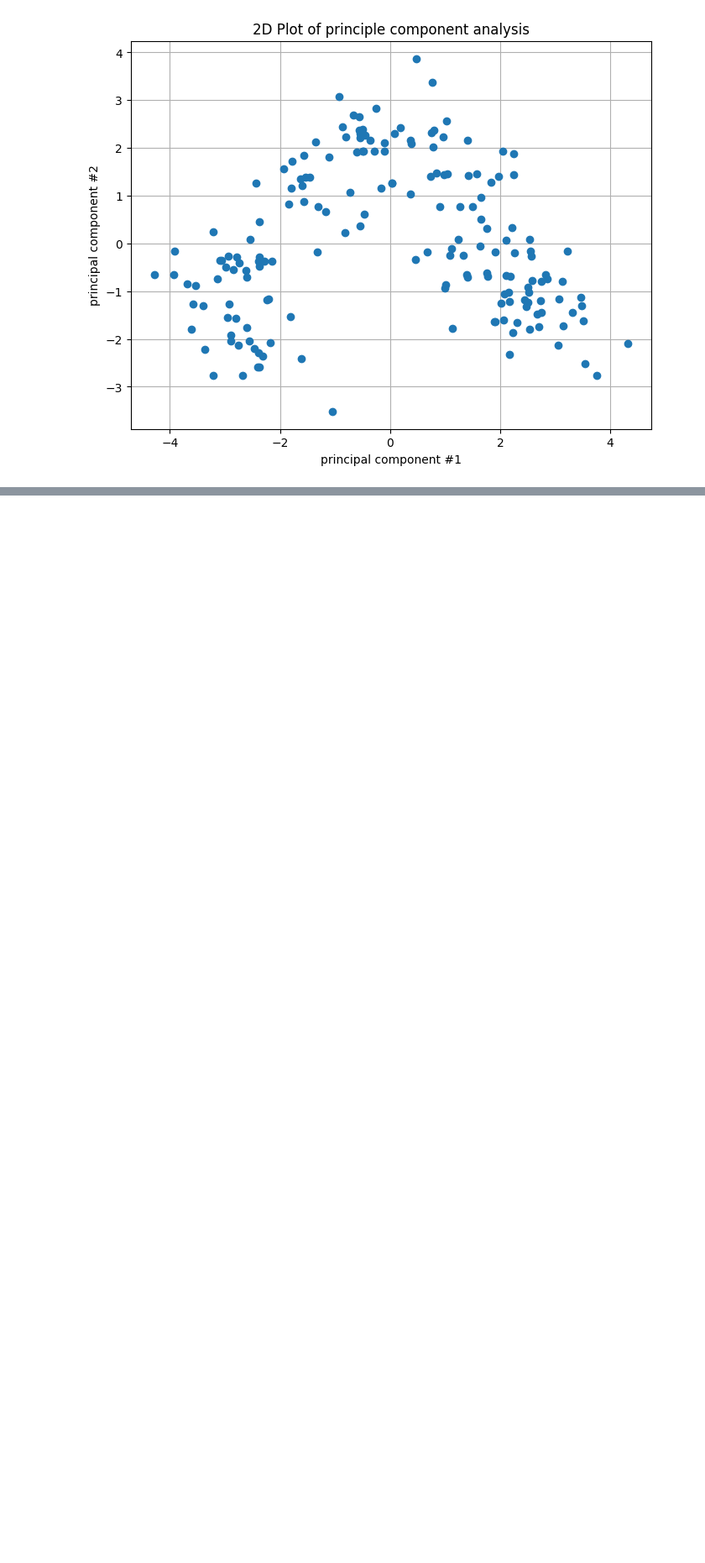
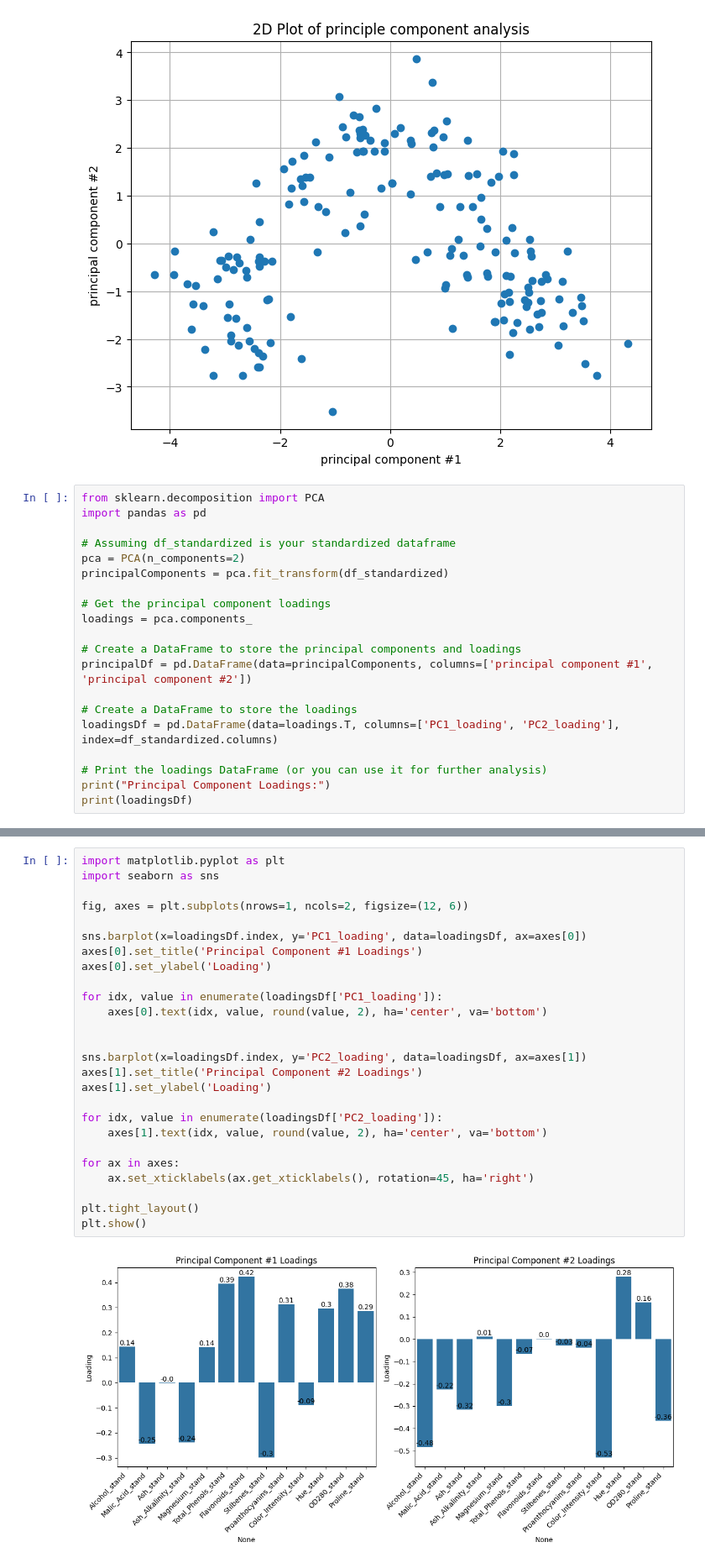
Before and after one commit to whykay-01/machine-learning, a Jupyter notebook: homeworks/hwk5/hwk5.ipynb, the cells around one changed output, grey strips where cells are left out. Shown at 84% size. Saved outputs shown, nothing was run; the diff lists cells and outputs as text; blank space fills up the shorter version.

```diff
--- a/homeworks/hwk5/hwk5.ipynb
+++ b/homeworks/hwk5/hwk5.ipynb
@@ -114,3 +122,23 @@ plt.grid(True)
 plt.show()
 # %% [output]
 [figure]
+# %%
+from sklearn.decomposition import PCA
+import pandas as pd
+
+# Assuming df_standardized is your standardized dataframe
+pca = PCA(n_components=2)
+principalComponents = pca.fit_transform(df_standardized)
+
+# Get the principal component loadings
+loadings = pca.components_
+
+# Create a DataFrame to store the principal components and loadings
+principalDf = pd.DataFrame(data=principalComponents, columns=['principal component #1', 'principal component #2'])
+
+# Create a DataFrame to store the loadings
+loadingsDf = pd.DataFrame(data=loadings.T, columns=['PC1_loading', 'PC2_loading'], index=df_standardized.columns)
+
+# Print the loadings DataFrame (or you can use it for further analysis)
+print("Principal Component Loadings:")
+print(loadingsDf)
@@ -116,0 +170,28 @@ plt.show()
+# %%
+import matplotlib.pyplot as plt
+import seaborn as sns
+
+fig, axes = plt.subplots(nrows=1, ncols=2, figsize=(12, 6))
+
+sns.barplot(x=loadingsDf.index, y='PC1_loading', data=loadingsDf, ax=axes[0])
+axes[0].set_title('Principal Component #1 Loadings')
+axes[0].set_ylabel('Loading')
+
+for idx, value in enumerate(loadingsDf['PC1_loading']):
+    axes[0].text(idx, value, round(value, 2), ha='center', va='bottom')
+
+
+sns.barplot(x=loadingsDf.index, y='PC2_loading', data=loadingsDf, ax=axes[1])
+axes[1].set_title('Principal Component #2 Loadings')
+axes[1].set_ylabel('Loading')
+
+for idx, value in enumerate(loadingsDf['PC2_loading']):
+    axes[1].text(idx, value, round(value, 2), ha='center', va='bottom')
+
+for ax in axes:
+    ax.set_xticklabels(ax.get_xticklabels(), rotation=45, ha='right')
+
+plt.tight_layout()
+plt.show()
+# %% [output]
+[figure, added]
```
Also changed, not shown: parts of 16 cells of this notebook, 4 other files.
